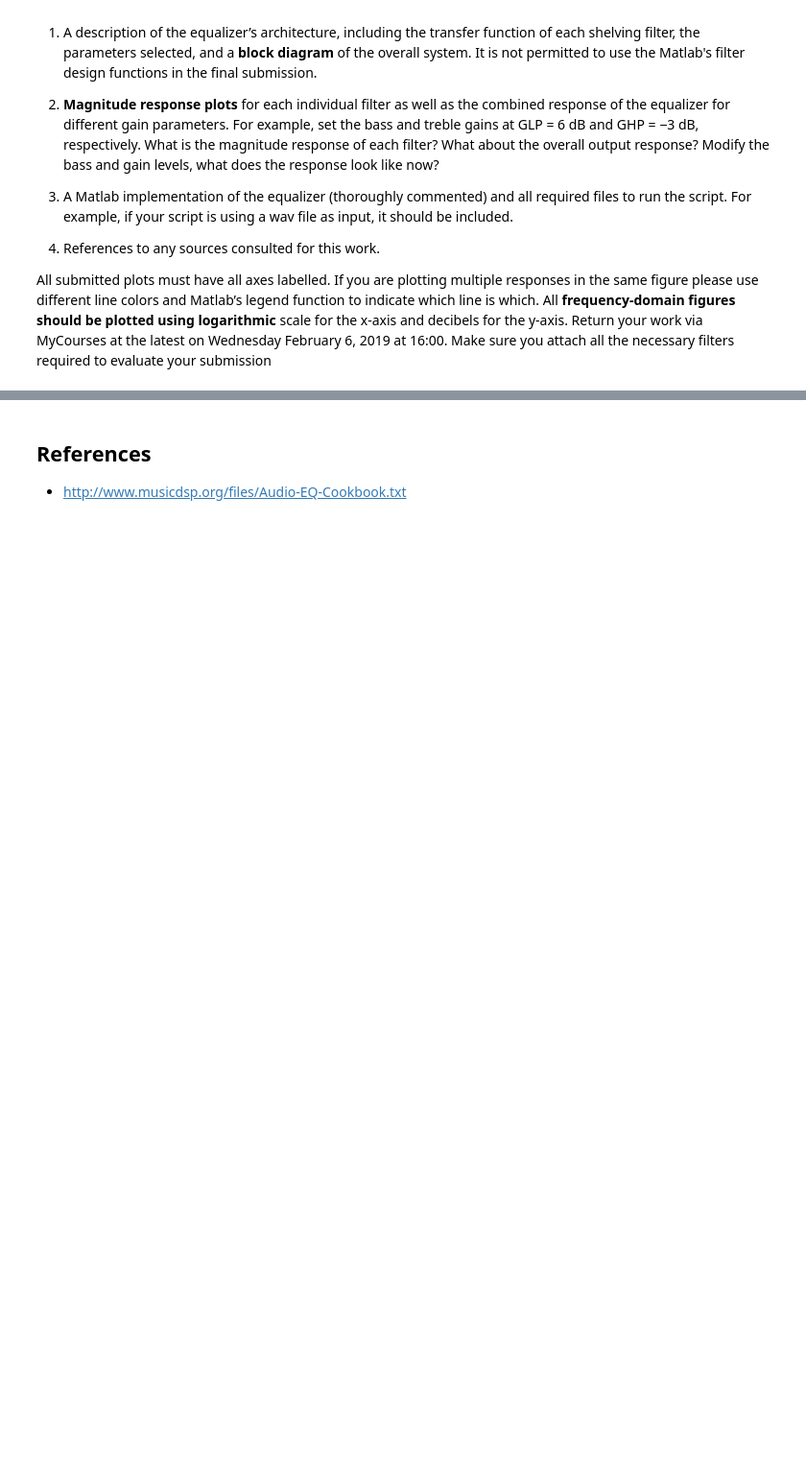
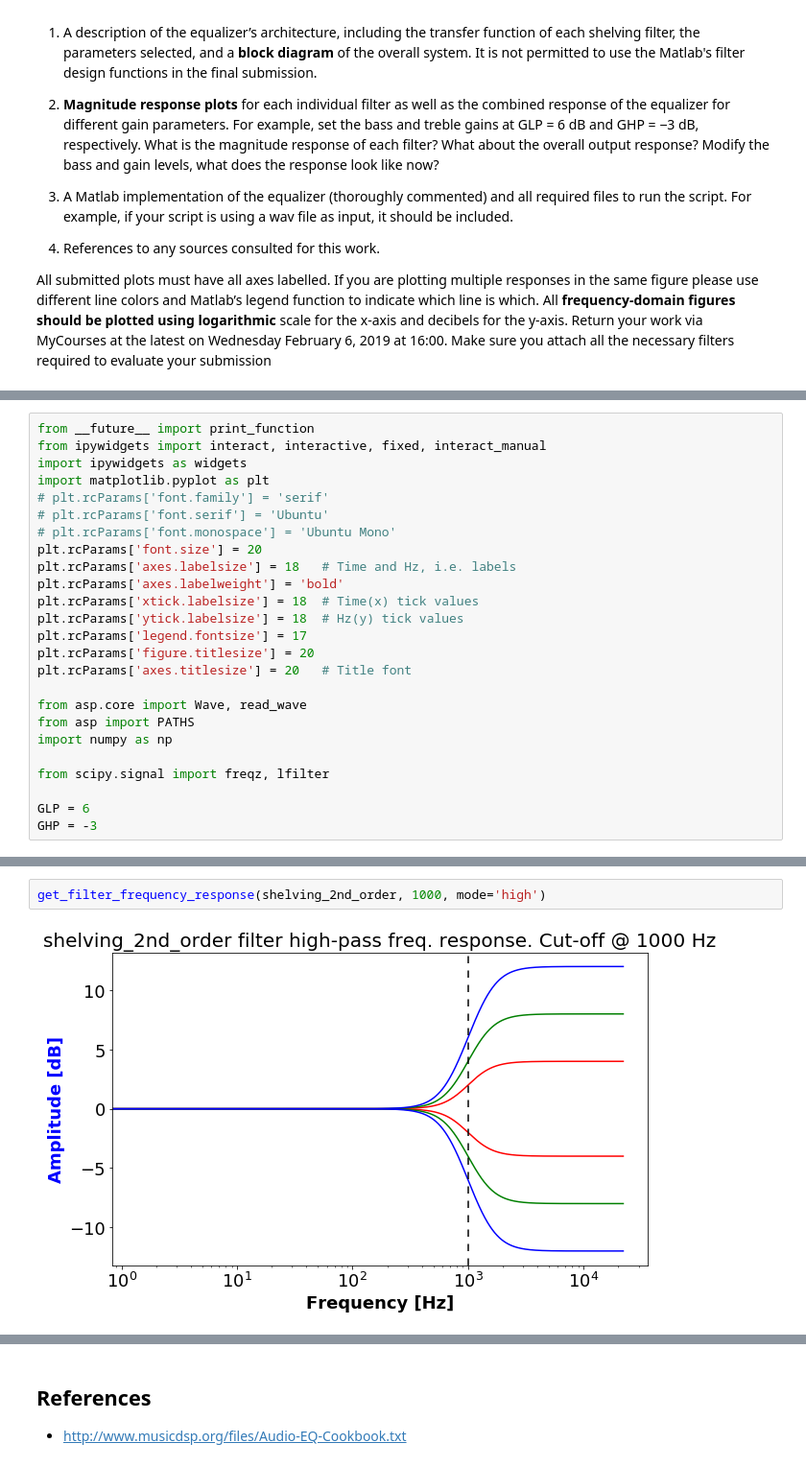
Before and after one commit to SuperShinyEyes/aalto-audio-signal-processing, a Jupyter notebook: homeworks/HW_2_Equalizer_Design.ipynb, the cells around one changed output, grey strips where cells are left out. Shown at 96% size. Drawn from its saved outputs; the diff is of its cells as text; blank space fills up the shorter version.

Commit message:
Implement shelving filter

```diff
--- a/homeworks/HW_2_Equalizer_Design.ipynb
+++ b/homeworks/HW_2_Equalizer_Design.ipynb
@@ -28,0 +19,25 @@ violin.make_audio()
+# %%
+from __future__ import print_function
+from ipywidgets import interact, interactive, fixed, interact_manual
+import ipywidgets as widgets
+import matplotlib.pyplot as plt
+# plt.rcParams['font.family'] = 'serif'
+# plt.rcParams['font.serif'] = 'Ubuntu'
+# plt.rcParams['font.monospace'] = 'Ubuntu Mono'
+plt.rcParams['font.size'] = 20
+plt.rcParams['axes.labelsize'] = 18   # Time and Hz, i.e. labels
+plt.rcParams['axes.labelweight'] = 'bold'
+plt.rcParams['xtick.labelsize'] = 18  # Time(x) tick values
+plt.rcParams['ytick.labelsize'] = 18  # Hz(y) tick values
+plt.rcParams['legend.fontsize'] = 17
+plt.rcParams['figure.titlesize'] = 20
+plt.rcParams['axes.titlesize'] = 20   # Title font
+
+from asp.core import Wave, read_wave
+from asp import PATHS
+import numpy as np
+
+from scipy.signal import freqz, lfilter
+
+GLP = 6
+GHP = -3
@@ -28,0 +157,4 @@ violin.make_audio()
+# %%
+get_filter_frequency_response(shelving_2nd_order, 1000, mode='high')
+# %% [output]
+[figure, added]
```
Also changed, not shown: parts of 8 cells of this notebook, 19 other files.
